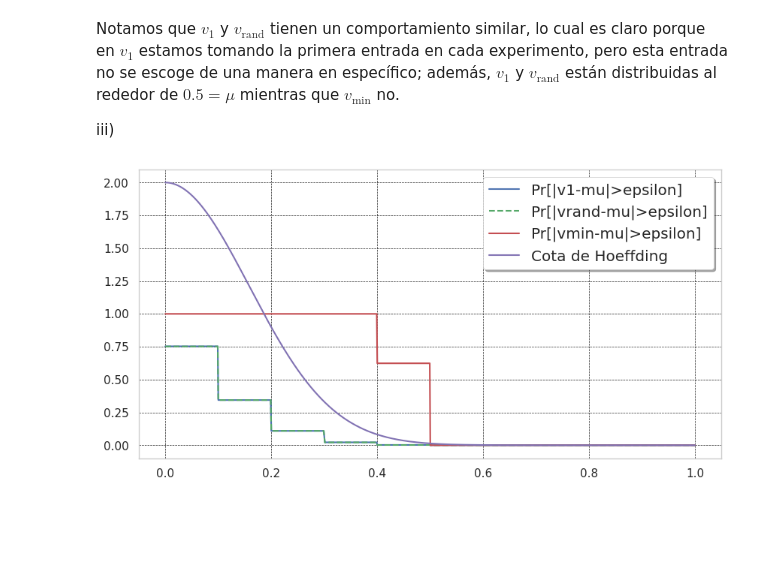
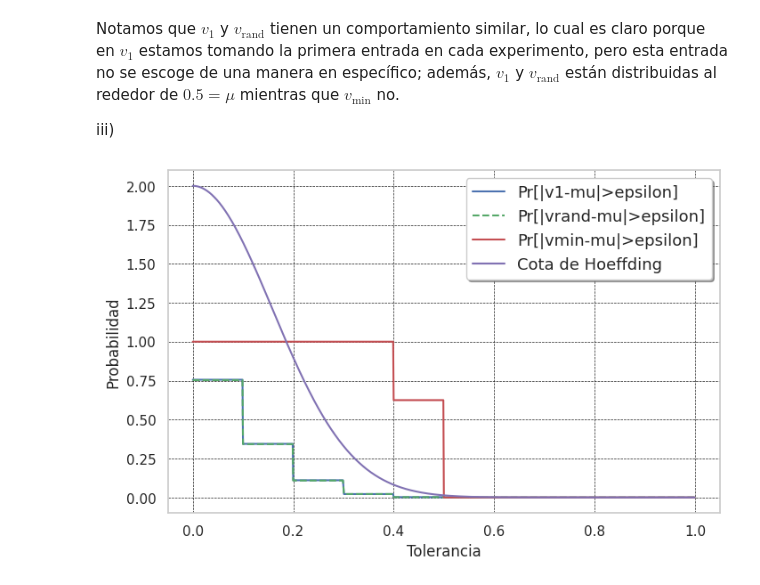
Before and after one commit to jdcarrascali/Matematicas-del-aprendizaje-de-maquinas, a Jupyter notebook: Ejercicios_capítulo1_Learning_from_data.ipynb, the cells around one changed output. Cells and saved outputs as stored; diff of their text form; code cells hidden in the pictures; blank space fills up the shorter version.

```diff
--- a/Ejercicios_capítulo1_Learning_from_data.ipynb
+++ b/Ejercicios_capítulo1_Learning_from_data.ipynb
@@ -137,34 +142,37 @@ iii)
 # %%
 sns.set_style("whitegrid")
 mu=0.5
+plt.rcParams['font.size'] = 9
 #Funcion que calcula los valores de la cota de Hoeffding
 def cotaHoeff(epsilon):
   return 2 * np.exp(-2 *10*(epsilon**2))
 a,b=0,1
 epsilon = np.arange(a, b, (b-a)/1000)
 #Creando listas para almacenar las probabilidades
 y1=[]
 for i in range(0,1000):
   y1.append(np.mean(np.abs(v1-mu)>epsilon[i]))
 yrand=[]
 for i in range(0,1000):
   yrand.append(np.mean(np.abs(vrand-mu)>epsilon[i]))
 ycota= cotaHoeff(epsilon)
 ymin=[]
 for i in range(0,1000):
   ymin.append(np.mean(np.abs(vmin-mu)>epsilon[i]))
 ycota= cotaHoeff(epsilon)
 #Graficando los resultados
-plt.figure(figsize=(10, 5))
+plt.figure(figsize=(8, 5))
 plt.plot(epsilon, y1, 'b-',label='Pr[|v1-mu|>epsilon]')
 plt.plot(epsilon, yrand, 'g--',label='Pr[|vrand-mu|>epsilon]')
 plt.plot(epsilon, ymin, 'r-',label='Pr[|vmin-mu|>epsilon]')
 plt.plot(epsilon, ycota, 'm-',label='Cota de Hoeffding')
+plt.ylabel("Probabilidad")
+plt.xlabel("Tolerancia") #Valor de epsilon
 plt.grid(color='k', linestyle='--', linewidth=.5)
 legend = plt.legend(loc='upper right', shadow=True, fontsize='x-large')
 plt.show()
 # %% [output]
-[figure, old version]
+[figure, new version]
 # %% [markdown]
 iv).
 Note que la curva de probabilidades para $c_1$ se sobrelapa con la de $c_{rand}$, y que a su vez estas satisfacen la cota de Hoeffding. Sin embargo, observamos que la curva de probabilidades para $c_{min}$ no satisface la cota. Una posible explicación para este fenómeno es que $c_{min}$ se obtuvo a partir de observar todas las realizaciones del experimento y generar una constante a partir de ellas, el efecto de esto es que se estaría violando el principio de independencia de las variables aleatorias incluidas en la desigualdad.
```
Also changed, not shown: parts of 9 cells of this notebook.
